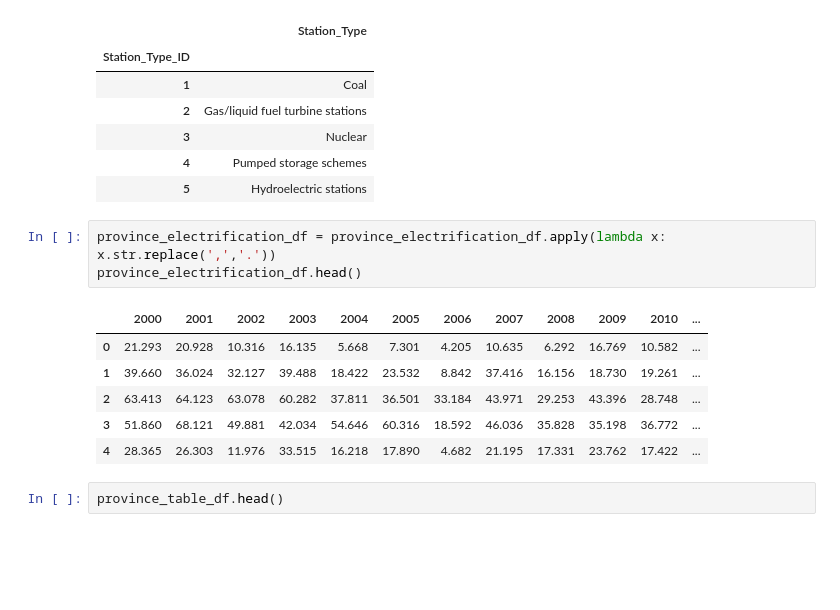
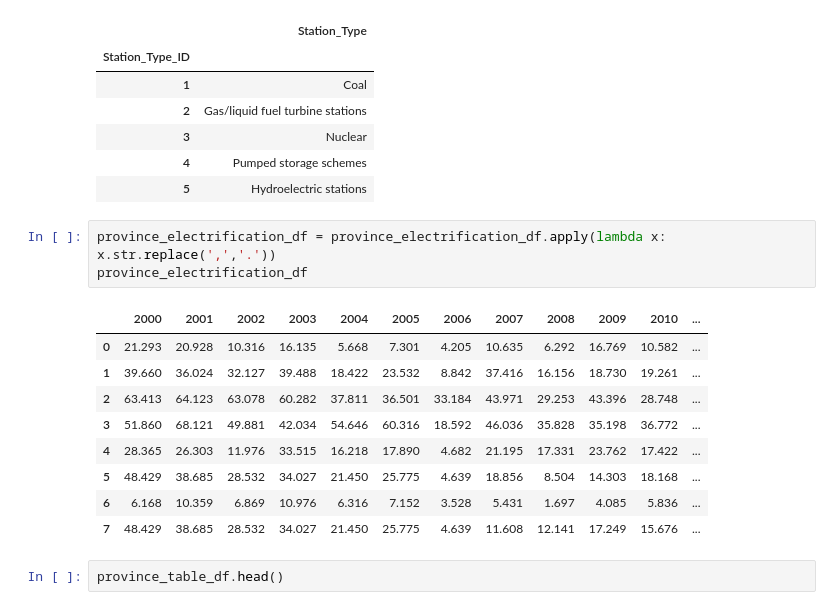
Before and after one commit to Kaekaefx/Group5_Gather_Predict, a Jupyter notebook: new_database.ipynb, the cells around one changed output. Cells and saved outputs as stored; diff of their text form; blank space fills up the shorter version.

```diff
--- a/new_database.ipynb
+++ b/new_database.ipynb
@@ -119,14 +126,17 @@ station_type_df.head()
 | 5 | Hydroelectric stations |
 # %%
 province_electrification_df = province_electrification_df.apply(lambda x: x.str.replace(',','.'))
-province_electrification_df.head()
+province_electrification_df
 # %% [output]
 |  | 2000 | 2001 | 2002 | 2003 | 2004 | 2005 | 2006 | 2007 | 2008 | 2009 | 2010 | ... |
 | 0 | 21.293 | 20.928 | 10.316 | 16.135 | 5.668 | 7.301 | 4.205 | 10.635 | 6.292 | 16.769 | 10.582 | ... |
 | 1 | 39.660 | 36.024 | 32.127 | 39.488 | 18.422 | 23.532 | 8.842 | 37.416 | 16.156 | 18.730 | 19.261 | ... |
 | 2 | 63.413 | 64.123 | 63.078 | 60.282 | 37.811 | 36.501 | 33.184 | 43.971 | 29.253 | 43.396 | 28.748 | ... |
 | 3 | 51.860 | 68.121 | 49.881 | 42.034 | 54.646 | 60.316 | 18.592 | 46.036 | 35.828 | 35.198 | 36.772 | ... |
 | 4 | 28.365 | 26.303 | 11.976 | 33.515 | 16.218 | 17.890 | 4.682 | 21.195 | 17.331 | 23.762 | 17.422 | ... |
+| 5 | 48.429 | 38.685 | 28.532 | 34.027 | 21.450 | 25.775 | 4.639 | 18.856 | 8.504 | 14.303 | 18.168 | ... |
+| 6 | 6.168 | 10.359 | 6.869 | 10.976 | 6.316 | 7.152 | 3.528 | 5.431 | 1.697 | 4.085 | 5.836 | ... |
+| 7 | 48.429 | 38.685 | 28.532 | 34.027 | 21.450 | 25.775 | 4.639 | 11.608 | 12.141 | 17.249 | 15.676 | ... |
 # %%
 province_table_df.head()
 # %% [output]
```
Also changed, not shown: parts of 18 cells of this notebook.
